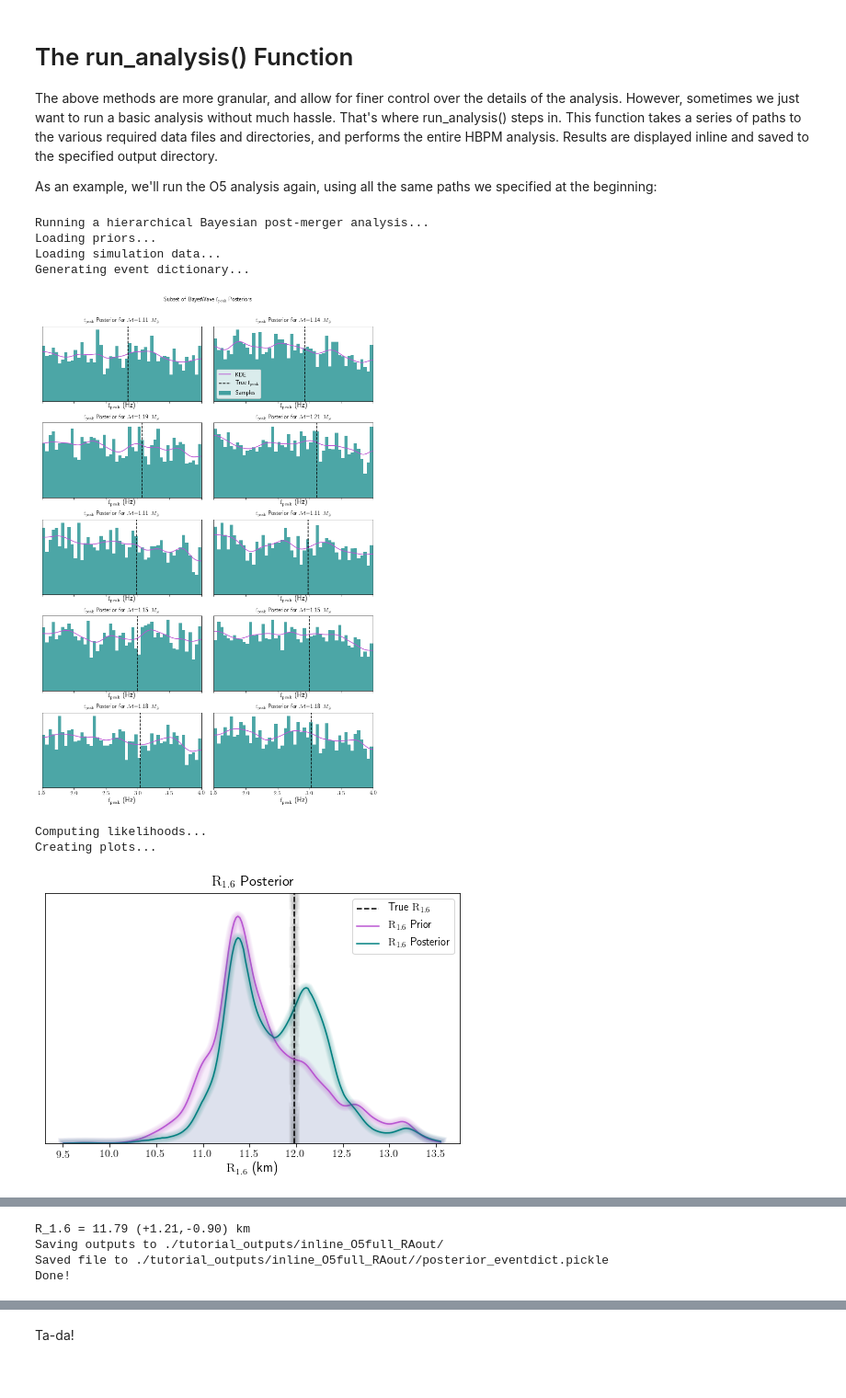
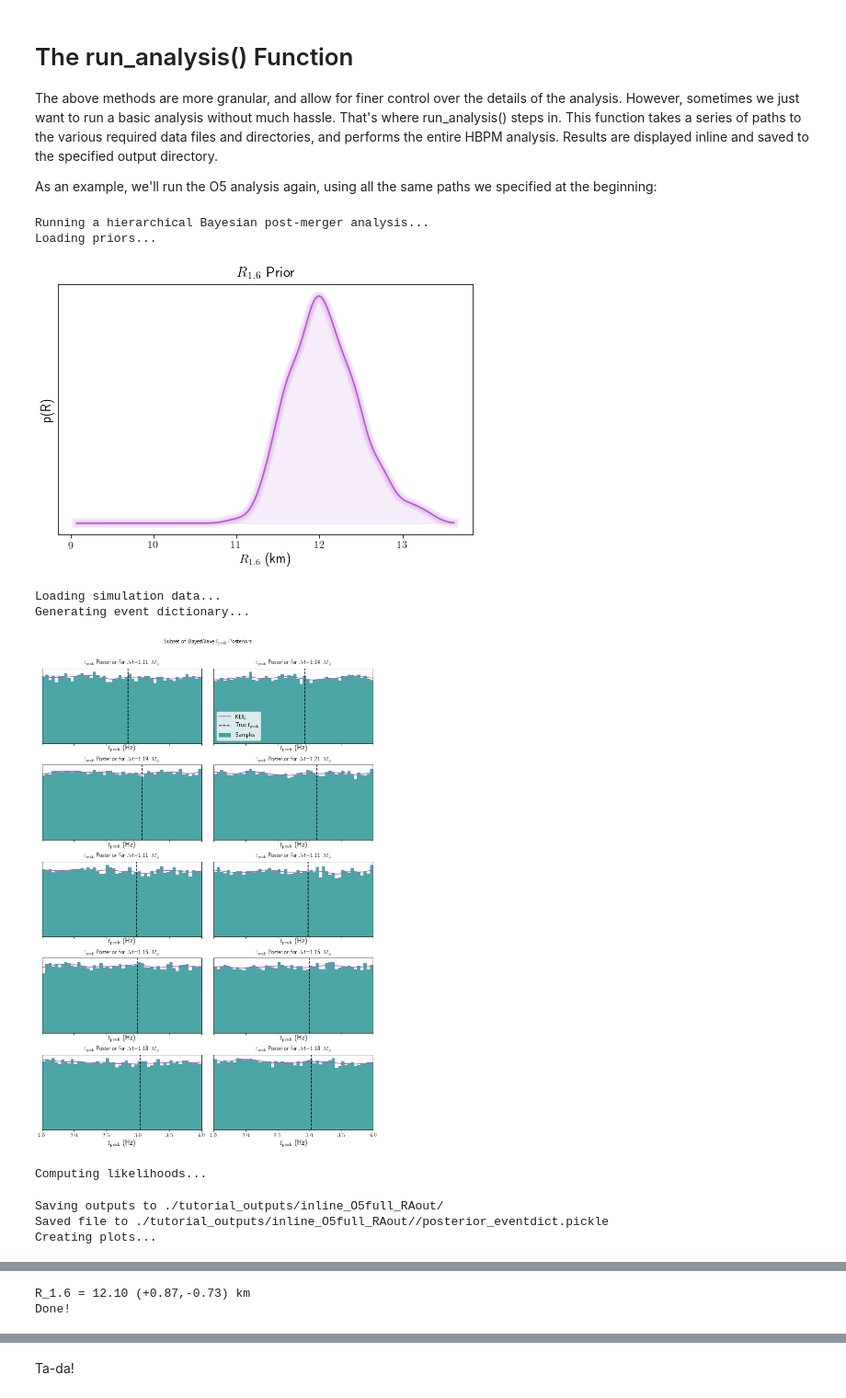
Before and after one commit to criswellalexander/bayestack, a Jupyter notebook: tutorial/tutorial.ipynb, the cells around one changed output, grey strips where cells are left out. Shown at 92% size. Saved outputs shown, nothing was run; the diff lists cells and outputs as text; code cells hidden in the pictures.

Commit message:
Tutorial Update
+ Bringing the tutorial up-to-date with the improvements made during the paper revision process.

+ Also updating the readme

```diff
--- a/tutorial/tutorial.ipynb
+++ b/tutorial/tutorial.ipynb
@@ -79,10 +85,16 @@ rng = np.random.default_rng(170817)
+# %%
+## load data
+## the data directories contain individual post-merger peak frequency posterior samples from BayesWave
+## edit these to wherever you put the data downloaded from Zenodo
+
+## O4_datadir = '/path/to/bayeswave_fpeak_data/O4O5/sfhx_O4/'
+O4_datadir = '../../hbpm_paper/paper_data/bayeswave_fpeak_data/O4O5/sfhx_O4/'
+O4_events = glob(O4_datadir+'/sfhx_*')
+
+## O5_datadir = '/path/to/bayeswave_fpeak_data/O4O5/sfhx_O5/'
+O5_datadir = '../../hbpm_paper/paper_data/bayeswave_fpeak_data/O4O5/sfhx_O5/'
+O5_events = glob(O5_datadir+'/sfhx_*')
 # %%
-## load data
-## the datadirs contain individual post-merger peak frequency posterior samples from BayesWave
-O4_datadir = '../observing_run_sims/O4_sim/'
-O4_events = glob(O4_datadir+'/sfhx_*')
-O5_datadir = '../observing_run_sims/O5_sim/'
-O5_events = glob(O5_datadir+'/sfhx_*')
 ## the ev_df has the original numerical relativity simulation parameters
 ev_df_path = '../nr_files/sfhx_event_parameters.csv'
 sfhx_ev_df = pd.read_csv(ev_df_path)
@@ -289,17 +323,19 @@ The above methods are more granular, and allow for finer control over the detail
 
 As an example, we'll run the O5 analysis again, using all the same paths we specified at the beginning:
 # %%
-Rs_new,likes_new,post_new,stats_new,postdict_new = run_analysis(O5_datadir,'../priors/fpeak_O4O5_prior.txt',
-                                                                '../priors/R16_prior.txt','sfhx',
+Rs_new,likes_new,post_new,stats_new,postdict_new = run_analysis(O5_datadir,'../priors/fprior.pickle',
+                                                                '../priors/Huth22_R16_prior.txt','sfhx',
                                                                 '../observing_run_sims/O5_events_updated.csv',
                                                                '../nr_files/sfhx_event_parameters.csv',
                                                                saveto='./tutorial_outputs/inline_O5full_RAout/')
 # %% [output]
 Running a hierarchical Bayesian post-merger analysis...
 Loading priors...
-Loading simulation data...
-Generating event dictionary...
-[figure, old version]
+[figure, new version]
-Computing likelihoods...
-Creating plots...
+Loading simulation data...
+Generating event dictionary...
-[figure, old version]
+[figure, new version]
+Computing likelihoods...
+Saving outputs to ./tutorial_outputs/inline_O5full_RAout/
+Saved file to ./tutorial_outputs/inline_O5full_RAout//posterior_eventdict.pickle
+Creating plots...
@@ -307,4 +343,2 @@ Creating plots...
-R_1.6 = 11.79 (+1.21,-0.90) km
-Saving outputs to ./tutorial_outputs/inline_O5full_RAout/
-Saved file to ./tutorial_outputs/inline_O5full_RAout//posterior_eventdict.pickle
-Done!
+R_1.6 = 12.10 (+0.87,-0.73) km
+Done!
```
Also changed, not shown: parts of 21 cells of this notebook, 9 other files.
